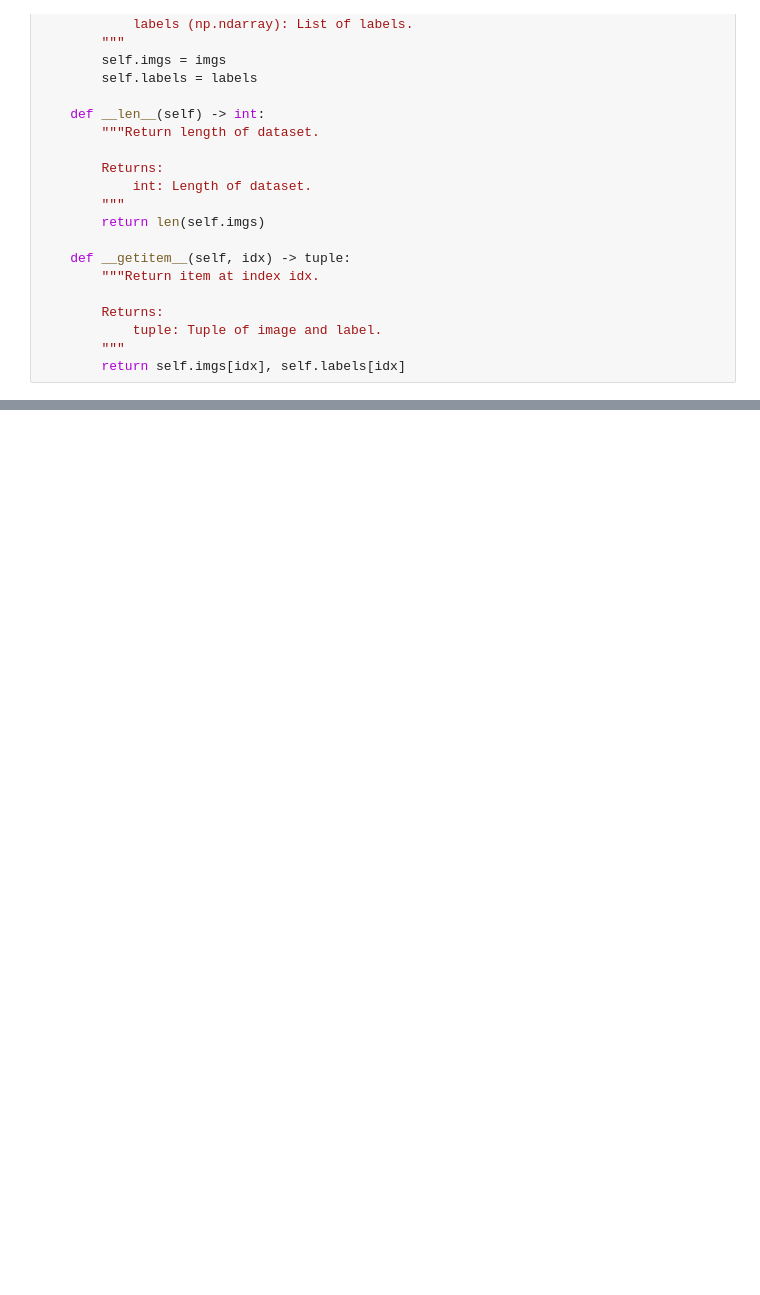
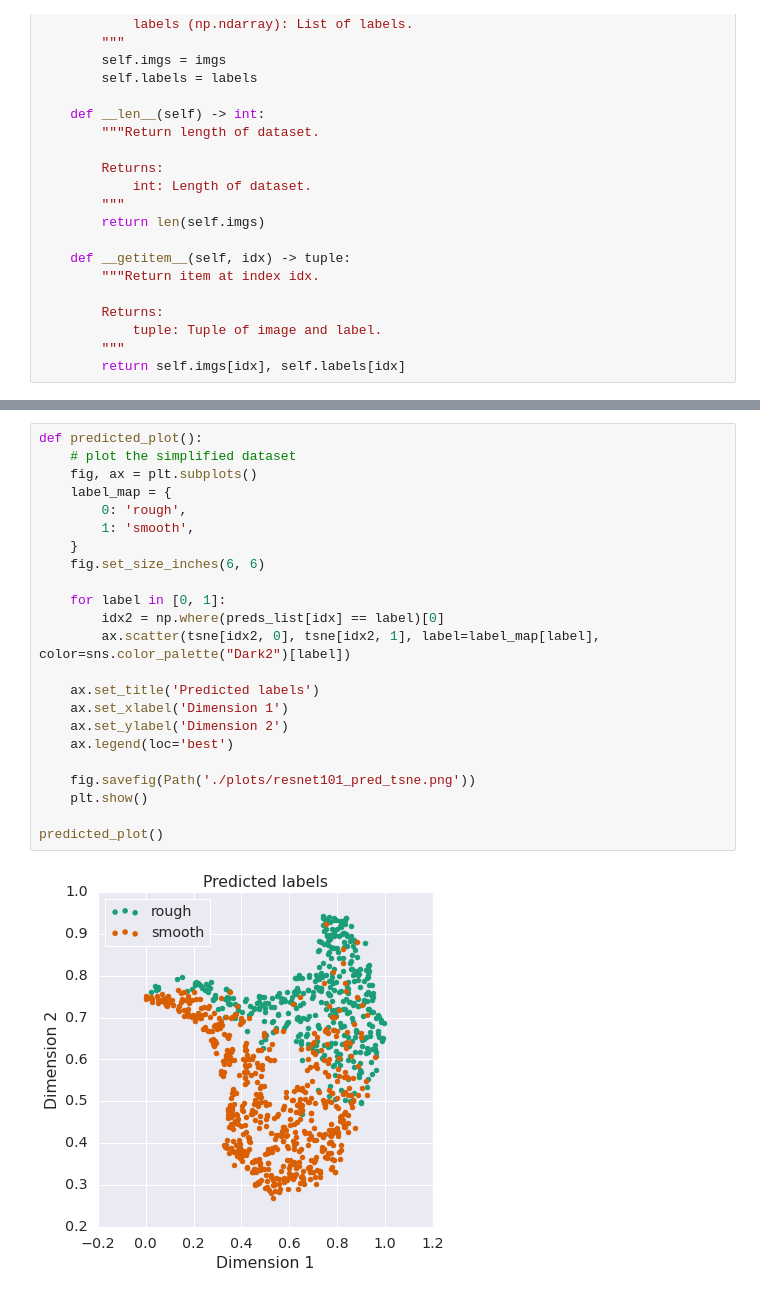
Before and after one commit to CMVSR/cuticulus, a Jupyter notebook: scripts/visualization.ipynb, the cells around one changed output, grey strips where cells are left out. Cells and saved outputs as stored; diff of their text form; blank space fills up the shorter version.

```diff
--- a/scripts/visualization.ipynb
+++ b/scripts/visualization.ipynb
@@ -142,0 +169,25 @@ plt.show()
+# %%
+def predicted_plot():
+    # plot the simplified dataset
+    fig, ax = plt.subplots()
+    label_map = {
+        0: 'rough',
+        1: 'smooth',
+    }
+    fig.set_size_inches(6, 6)
+
+    for label in [0, 1]:
+        idx2 = np.where(preds_list[idx] == label)[0]
+        ax.scatter(tsne[idx2, 0], tsne[idx2, 1], label=label_map[label], color=sns.color_palette("Dark2")[label])
+
+    ax.set_title('Predicted labels')
+    ax.set_xlabel('Dimension 1')
+    ax.set_ylabel('Dimension 2')
+    ax.legend(loc='best')
+
+    fig.savefig(Path('./plots/resnet101_pred_tsne.png'))
+    plt.show()
+
+predicted_plot()
+# %% [output]
+[figure, added]
```
Also changed, not shown: parts of 11 cells of this notebook, 14 other files.
